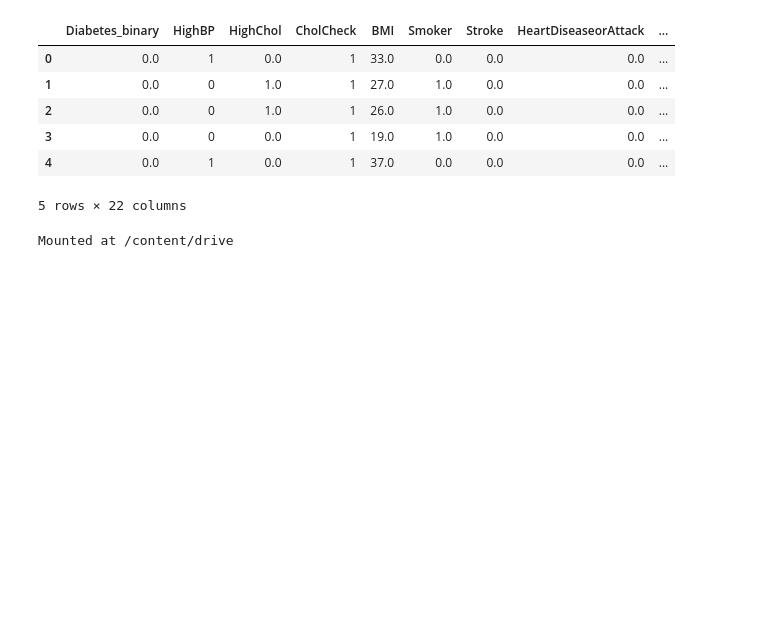
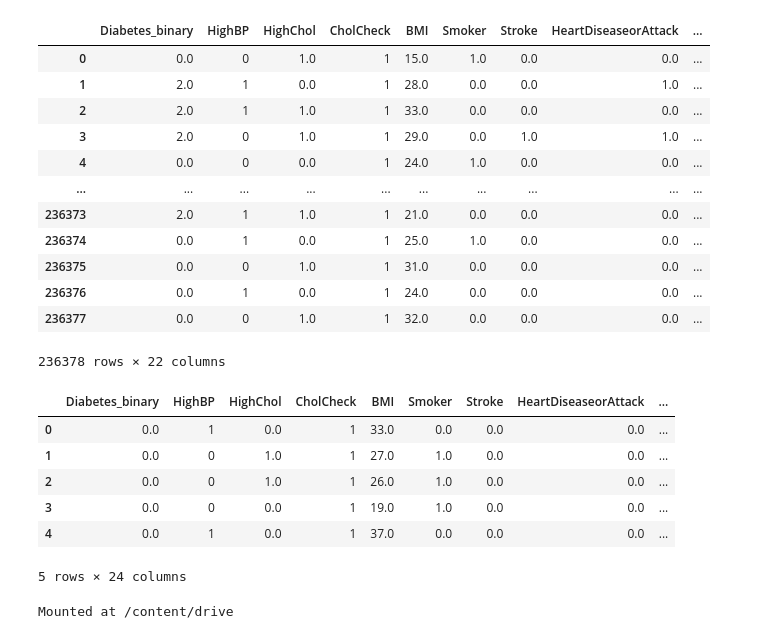
Before and after one commit to PBoerstoel/Diabetes_Project, a Jupyter notebook: Cl_Diabetes_Collab.ipynb, the cells around one changed output. Saved outputs shown, nothing was run; the diff lists cells and outputs as text; code cells hidden in the pictures; blank space fills up the shorter version.

Commit message:
June's sqlite file and modified collab notebook

```diff
--- a/Cl_Diabetes_Collab.ipynb
+++ b/Cl_Diabetes_Collab.ipynb
@@ -19,6 +21,27 @@ from sklearn.model_selection import train_test_split
+# %%
+conn = sqlite3.connect('diabetes_database.sqlite')
+dftest=pd.read_sql("Select * From table_name",conn)
+# %%
+dftest
+# %% [output]
+|  | Diabetes_binary | HighBP | HighChol | CholCheck | BMI | Smoker | Stroke | HeartDiseaseorAttack | ... |
+| 0 | 0.0 | 0 | 1.0 | 1 | 15.0 | 1.0 | 0.0 | 0.0 | ... |
+| 1 | 2.0 | 1 | 0.0 | 1 | 28.0 | 0.0 | 0.0 | 1.0 | ... |
+| 2 | 2.0 | 1 | 1.0 | 1 | 33.0 | 0.0 | 0.0 | 0.0 | ... |
+| 3 | 2.0 | 0 | 1.0 | 1 | 29.0 | 0.0 | 1.0 | 1.0 | ... |
+| 4 | 0.0 | 0 | 0.0 | 1 | 24.0 | 1.0 | 0.0 | 0.0 | ... |
+| ... | ... | ... | ... | ... | ... | ... | ... | ... | ... |
+| 236373 | 2.0 | 1 | 1.0 | 1 | 21.0 | 0.0 | 0.0 | 0.0 | ... |
+| 236374 | 0.0 | 1 | 0.0 | 1 | 25.0 | 1.0 | 0.0 | 0.0 | ... |
+| 236375 | 0.0 | 0 | 1.0 | 1 | 31.0 | 0.0 | 0.0 | 0.0 | ... |
+| 236376 | 0.0 | 1 | 0.0 | 1 | 24.0 | 0.0 | 0.0 | 0.0 | ... |
+| 236377 | 0.0 | 0 | 1.0 | 1 | 32.0 | 0.0 | 0.0 | 0.0 | ... |
+236378 rows × 22 columns
 # %%
 #Import our data
-df=pd.read_csv("/content/drive/MyDrive/content/diabetes_binary_5050split_health_indicators_BRFSS2021.csv")
+df=pd.read_csv("/content/diabetes_binary_5050split_health_indicators_BRFSS2021.csv")
+df["new"] = df["HighBP"] + df["HighChol"] + df["Age"]
+df["new2"] = df["GenHlth"] * df["new"]
 df.head()
 # %% [output]
 |  | Diabetes_binary | HighBP | HighChol | CholCheck | BMI | Smoker | Stroke | HeartDiseaseorAttack | ... |
@@ -27,7 +50,7 @@ df.head()
 | 2 | 0.0 | 0 | 1.0 | 1 | 26.0 | 1.0 | 0.0 | 0.0 | ... |
 | 3 | 0.0 | 0 | 0.0 | 1 | 19.0 | 1.0 | 0.0 | 0.0 | ... |
 | 4 | 0.0 | 1 | 0.0 | 1 | 37.0 | 0.0 | 0.0 | 0.0 | ... |
-5 rows × 22 columns
+5 rows × 24 columns
 # %%
 from google.colab import drive
 drive.mount('/content/drive')
```
Also changed, not shown: parts of 5 cells of this notebook, 1 other file.
